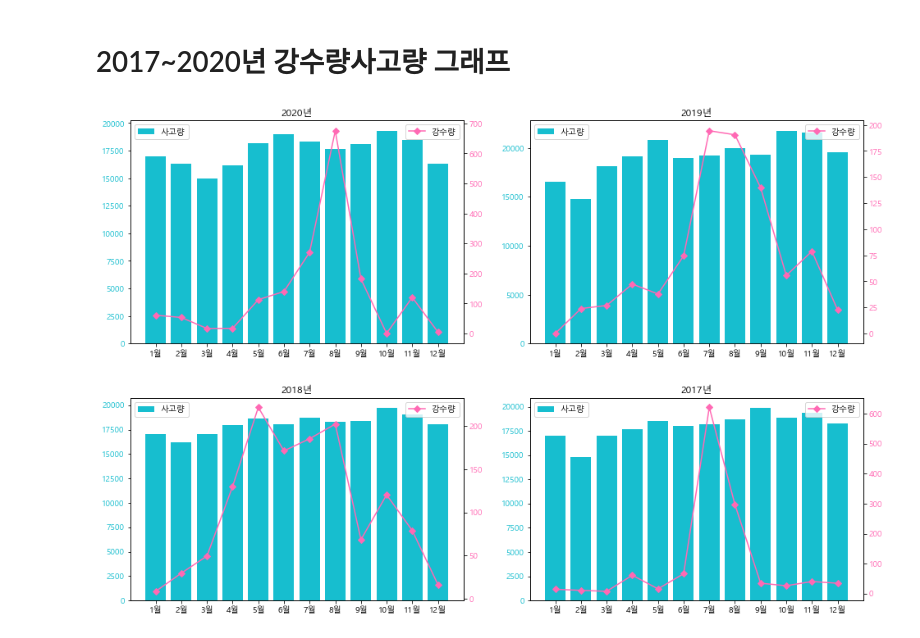
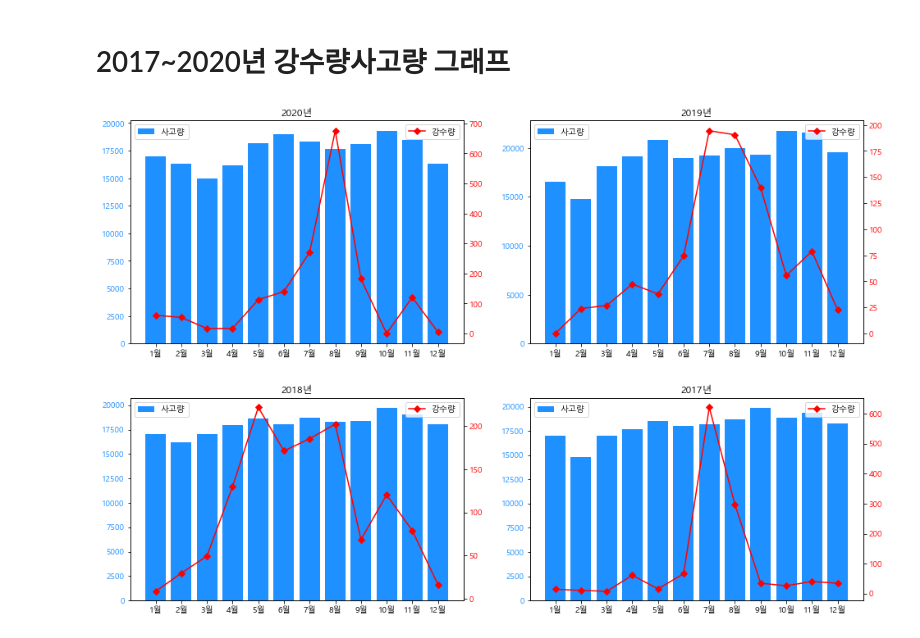
Before and after one commit to parkjaehun0/new-python-, a Jupyter notebook: 강수량과 사고.ipynb, the cells around one changed output. Cells and saved outputs as stored; diff of their text form; code cells hidden in the pictures.

```diff
--- a/강수량과 사고.ipynb
+++ b/강수량과 사고.ipynb
@@ -402,11 +409,11 @@ fig = plt.figure(figsize=(16,5)) ## 캔버스 생성
 fig.set_facecolor('white')
 ax1 = fig.add_subplot(1,2 ,1) ## axes 생성
 ax1.set_title('2020년')
-color1 = 'C9'
+color1 = 'dodgerblue'
 ax1.bar(month, ac, color=color1)
 ax1.tick_params(axis='y', labelcolor=color1)
 
-color2 = 'hotpink'
+color2 = 'r'
 ax2 = ax1.twinx()
 ax2.plot(month, y, color=color2, marker = 'D')
 ax2.tick_params(axis='y', labelcolor=color2)
@@ -418,11 +425,11 @@ ax2.legend(['강수량'])
 
 ax11 = fig.add_subplot(1,2,2) ## axes 생성
 ax11.set_title('2019년')
-color11 = 'C9'
+color11 = 'dodgerblue'
 ax11.bar(month, sago_2019, color=color11)
 ax11.tick_params(axis='y', labelcolor=color11)
 
-color21 = 'hotpink'
+color21 = 'r'
 ax21 = ax11.twinx()
 ax21.plot(month, yy, color=color21, marker = 'D')
 ax21.tick_params(axis='y', labelcolor=color21)
@@ -436,36 +443,36 @@ fig2 = plt.figure(figsize=(16,10)) ## 캔버스 생성
 fig2.set_facecolor('white')
 
 ax12 = fig2.add_subplot(2,2,1) ## axes 생성
 ax12.set_title('2018년')
-color12 = 'C9'
+color12 = 'dodgerblue'
 ax12.bar(month, sago_2018, color=color12)
 ax12.tick_params(axis='y', labelcolor=color12)
 
-color22 = 'hotpink'
+color22 = 'r'
 ax22 = ax12.twinx()
 ax22.plot(month, yyy, color=color22, marker = 'D')
 ax22.tick_params(axis='y', labelcolor=color22)
 ax12.legend(['사고량'], loc = 'upper left')
 ax22.legend(['강수량'])
 
 #################################################################################################################################
 
 
 ax13 = fig2.add_subplot(2,2,2) ## axes 생성
 ax13.set_title('2017년')
-color13 = 'C9'
+color13 = 'dodgerblue'
 ax13.bar(month, sago_2017, color=color13)
 ax13.tick_params(axis='y', labelcolor=color13)
 
-color23 = 'hotpink'
+color23 = 'r'
 ax23 = ax13.twinx()
 ax23.plot(month, yyyy, color=color23, marker = 'D')
 ax23.tick_params(axis='y', labelcolor=color23)
 ax13.legend(['사고량'], loc = 'upper left')
 ax23.legend(['강수량'])
 
 
 plt.show()
 # %% [output]
-[figure, old version]
+[figure, new version]
-[figure, old version]
+[figure, new version]
```
Also changed, not shown: parts of 1 cell of this notebook.
